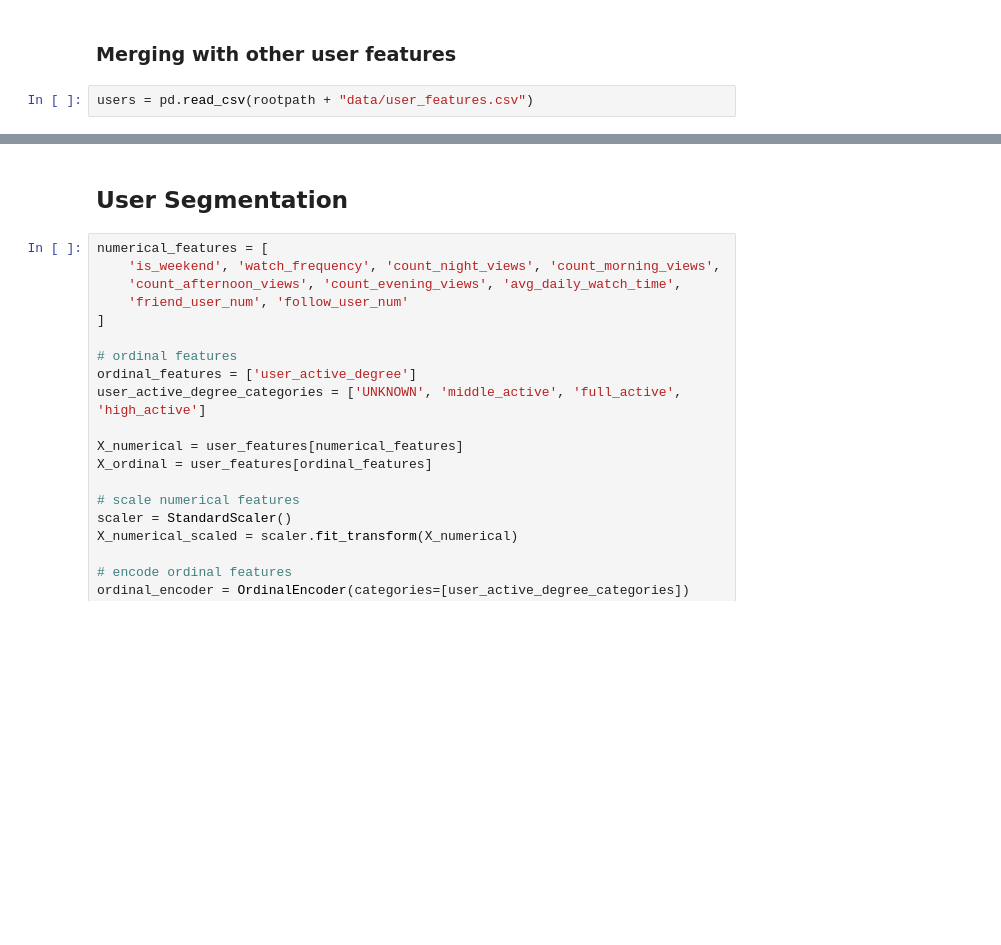
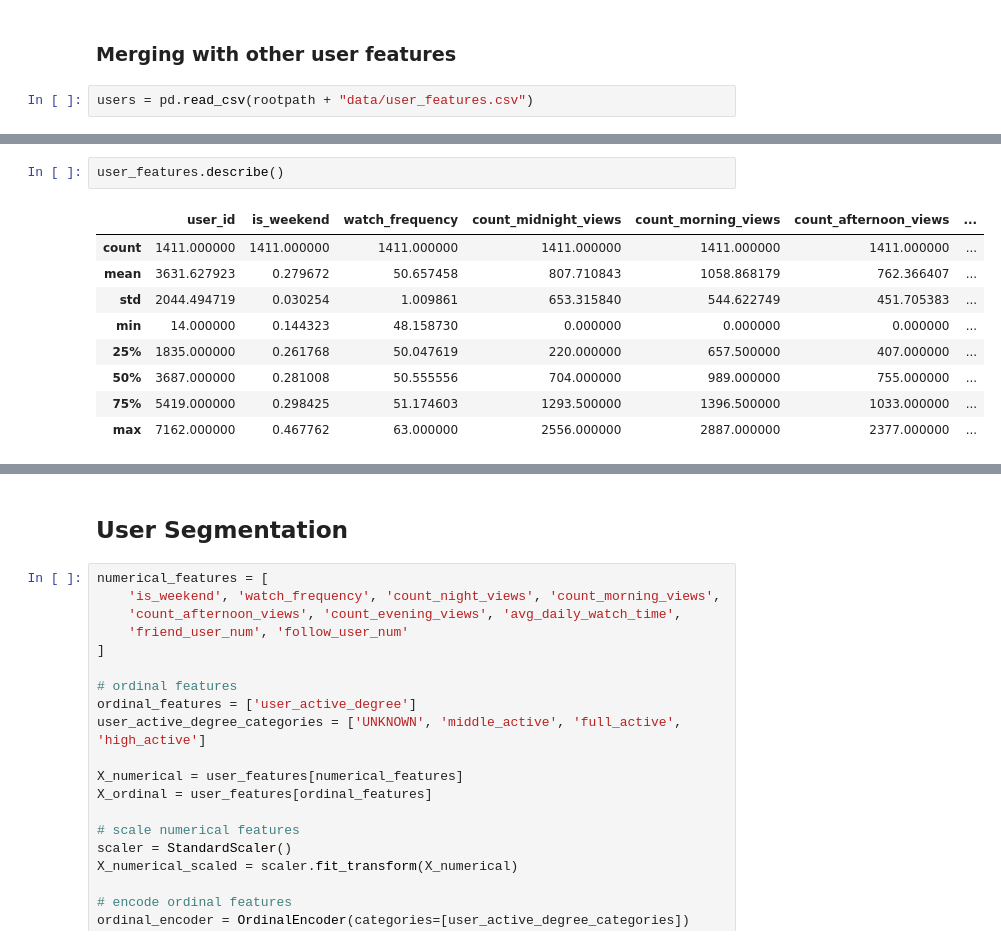
Before and after one commit to jiaawe/kuaishou-recommender, a Jupyter notebook: feature_engineering/User_Feature_Engineering.ipynb, the cells around one changed output, grey strips where cells are left out. Cells and saved outputs as stored; diff of their text form; blank space fills up the shorter version.

```diff
--- a/feature_engineering/Feature_Engineering.ipynb
+++ b/feature_engineering/User_Feature_Engineering.ipynb
@@ -83,3 +129,15 @@ user_features.head()
 | 2 | 21 | 0.308145 | 51.253968 | 666 | 967 | 1109 | ... |
 | 3 | 23 | 0.263041 | 50.206349 | 218 | 1174 | 1321 | ... |
 | 4 | 24 | 0.267212 | 50.492063 | 227 | 1276 | 1118 | ... |
+# %%
+user_features.describe()
+# %% [output]
+|  | user_id | is_weekend | watch_frequency | count_midnight_views | count_morning_views | count_afternoon_views | ... |
+| count | 1411.000000 | 1411.000000 | 1411.000000 | 1411.000000 | 1411.000000 | 1411.000000 | ... |
+| mean | 3631.627923 | 0.279672 | 50.657458 | 807.710843 | 1058.868179 | 762.366407 | ... |
+| std | 2044.494719 | 0.030254 | 1.009861 | 653.315840 | 544.622749 | 451.705383 | ... |
+| min | 14.000000 | 0.144323 | 48.158730 | 0.000000 | 0.000000 | 0.000000 | ... |
+| 25% | 1835.000000 | 0.261768 | 50.047619 | 220.000000 | 657.500000 | 407.000000 | ... |
+| 50% | 3687.000000 | 0.281008 | 50.555556 | 704.000000 | 989.000000 | 755.000000 | ... |
+| 75% | 5419.000000 | 0.298425 | 51.174603 | 1293.500000 | 1396.500000 | 1033.000000 | ... |
+| max | 7162.000000 | 0.467762 | 63.000000 | 2556.000000 | 2887.000000 | 2377.000000 | ... |
```
Also changed, not shown: parts of 8 cells of this notebook.
